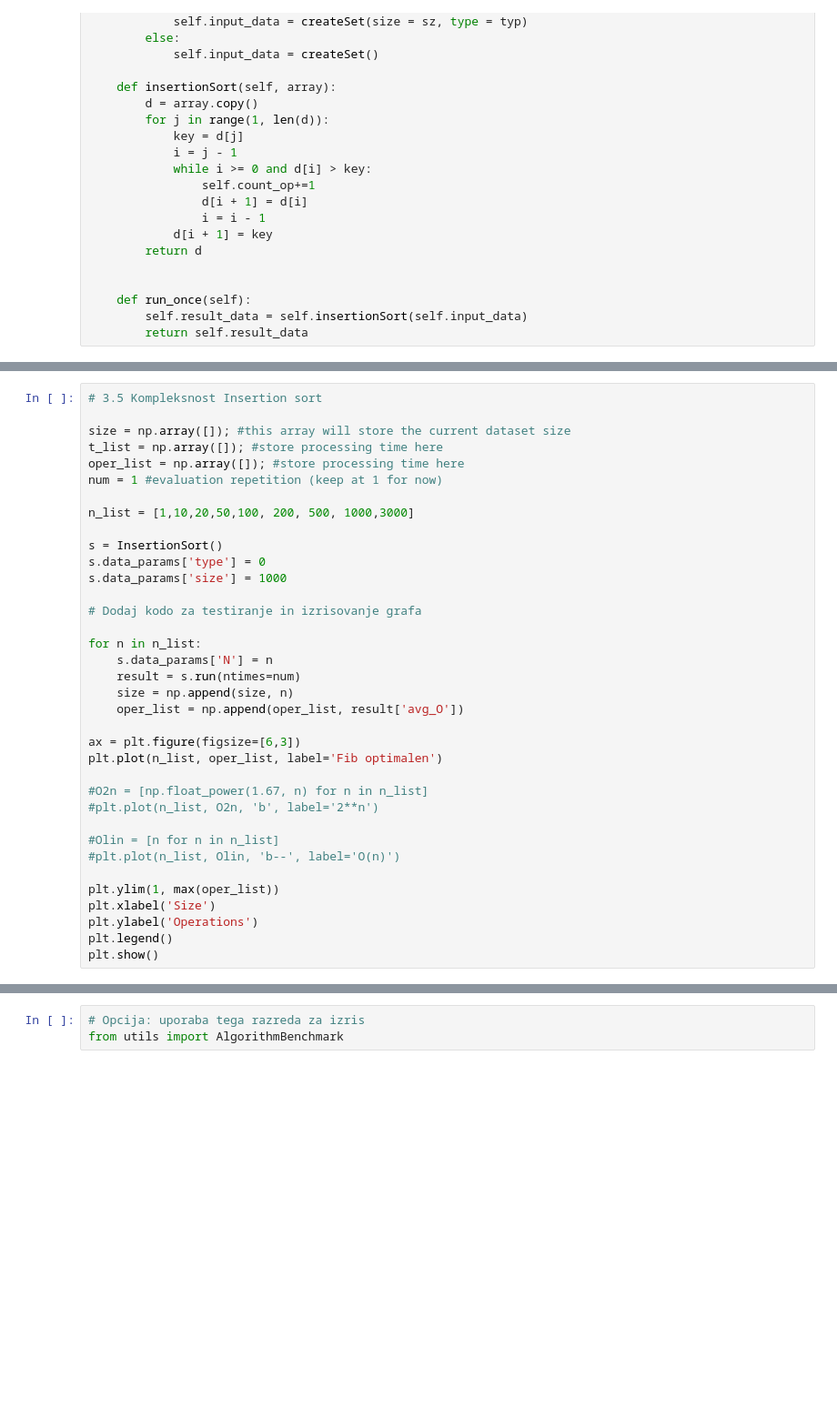
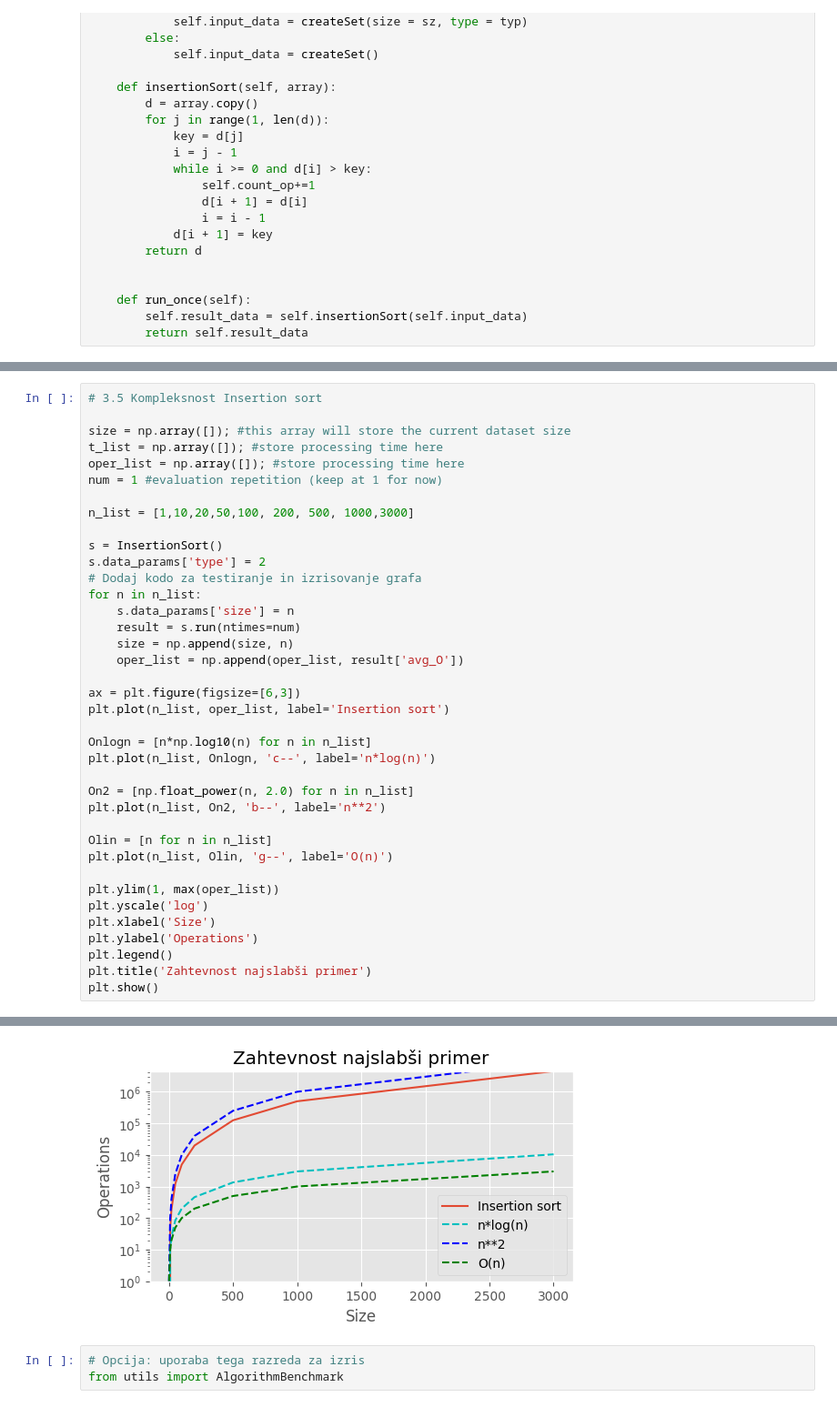
Before and after one commit to jzaletelj/OTK25, a Jupyter notebook: Lab_01/solutions/26-02_AlgoComplexity_03b_S.ipynb, the cells around one changed output, grey strips where cells are left out. Shown at 91% size. Cells and saved outputs as stored; diff of their text form; blank space fills up the shorter version.

```diff
--- a/Lab_01/solutions/26-02_AlgoComplexity_03b_S.ipynb
+++ b/Lab_01/solutions/26-02_AlgoComplexity_03b_S.ipynb
@@ -367,28 +367,31 @@ num = 1 #evaluation repetition (keep at 1 for now)
 n_list = [1,10,20,50,100, 200, 500, 1000,3000]
 
 s = InsertionSort()
-s.data_params['type'] = 0
-s.data_params['size'] = 1000
-
+s.data_params['type'] = 2
 # Dodaj kodo za testiranje in izrisovanje grafa
-
 for n in n_list:
-    s.data_params['N'] = n
+    s.data_params['size'] = n
     result = s.run(ntimes=num)
     size = np.append(size, n)
     oper_list = np.append(oper_list, result['avg_O'])
 
 ax = plt.figure(figsize=[6,3])
-plt.plot(n_list, oper_list, label='Fib optimalen')
+plt.plot(n_list, oper_list, label='Insertion sort')
 
-#O2n = [np.float_power(1.67, n) for n in n_list]
-#plt.plot(n_list, O2n, 'b', label='2**n')
+Onlogn = [n*np.log10(n) for n in n_list]
+plt.plot(n_list, Onlogn, 'c--', label='n*log(n)')
 
-#Olin = [n for n in n_list]
-#plt.plot(n_list, Olin, 'b--', label='O(n)')
+On2 = [np.float_power(n, 2.0) for n in n_list]
+plt.plot(n_list, On2, 'b--', label='n**2')
+
+Olin = [n for n in n_list]
+plt.plot(n_list, Olin, 'g--', label='O(n)')
 
 plt.ylim(1, max(oper_list))
+plt.yscale('log')
 plt.xlabel('Size')
 plt.ylabel('Operations')
 plt.legend()
+plt.title('Zahtevnost najslabši primer')
 plt.show()
+# %% [output]
@@ -395,3 +416,4 @@ plt.show()
+[figure, added]
 # %%
 # Opcija: uporaba tega razreda za izris
 from utils import AlgorithmBenchmark
```
Also changed, not shown: parts of 12 cells of this notebook.
